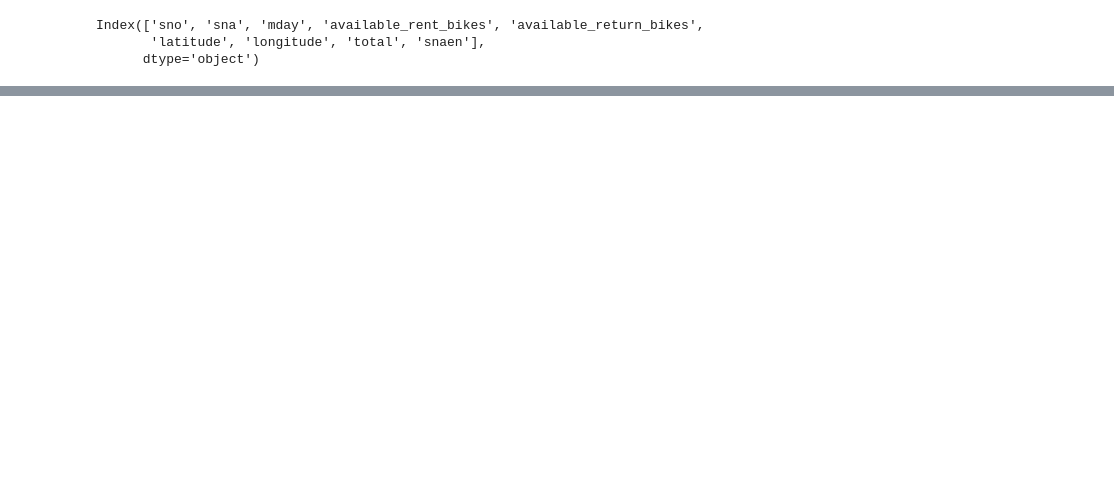
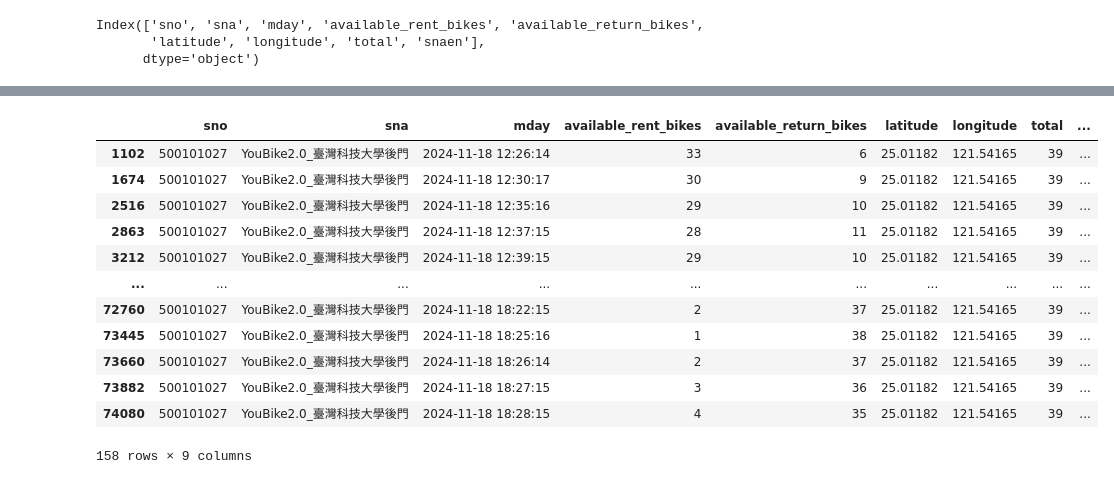
Before and after one commit to mojoee/YouBikeLive, a Jupyter notebook: src/visualizingData.ipynb, the cells around one changed output, grey strips where cells are left out. Cells and saved outputs as stored; diff of their text form; code cells hidden in the pictures; blank space fills up the shorter version.

```diff
--- a/src/visualizingData.ipynb
+++ b/src/visualizingData.ipynb
@@ -158,0 +159,17 @@ plot_available_bikes_with_total(df, station_ids=['500101027'])
+# %%
+# let's get some coordinates of all stations close to NTUST
+df[df.sno=='500101027']
+# %% [output]
+|  | sno | sna | mday | available_rent_bikes | available_return_bikes | latitude | longitude | total | ... |
+| 1102 | 500101027 | YouBike2.0_臺灣科技大學後門 | 2024-11-18 12:26:14 | 33 | 6 | 25.01182 | 121.54165 | 39 | ... |
+| 1674 | 500101027 | YouBike2.0_臺灣科技大學後門 | 2024-11-18 12:30:17 | 30 | 9 | 25.01182 | 121.54165 | 39 | ... |
+| 2516 | 500101027 | YouBike2.0_臺灣科技大學後門 | 2024-11-18 12:35:16 | 29 | 10 | 25.01182 | 121.54165 | 39 | ... |
+| 2863 | 500101027 | YouBike2.0_臺灣科技大學後門 | 2024-11-18 12:37:15 | 28 | 11 | 25.01182 | 121.54165 | 39 | ... |
+| 3212 | 500101027 | YouBike2.0_臺灣科技大學後門 | 2024-11-18 12:39:15 | 29 | 10 | 25.01182 | 121.54165 | 39 | ... |
+| ... | ... | ... | ... | ... | ... | ... | ... | ... | ... |
+| 72760 | 500101027 | YouBike2.0_臺灣科技大學後門 | 2024-11-18 18:22:15 | 2 | 37 | 25.01182 | 121.54165 | 39 | ... |
+| 73445 | 500101027 | YouBike2.0_臺灣科技大學後門 | 2024-11-18 18:25:16 | 1 | 38 | 25.01182 | 121.54165 | 39 | ... |
+| 73660 | 500101027 | YouBike2.0_臺灣科技大學後門 | 2024-11-18 18:26:14 | 2 | 37 | 25.01182 | 121.54165 | 39 | ... |
+| 73882 | 500101027 | YouBike2.0_臺灣科技大學後門 | 2024-11-18 18:27:15 | 3 | 36 | 25.01182 | 121.54165 | 39 | ... |
+| 74080 | 500101027 | YouBike2.0_臺灣科技大學後門 | 2024-11-18 18:28:15 | 4 | 35 | 25.01182 | 121.54165 | 39 | ... |
+158 rows × 9 columns
```
Also changed, not shown: parts of 12 cells of this notebook, 4 other files.
